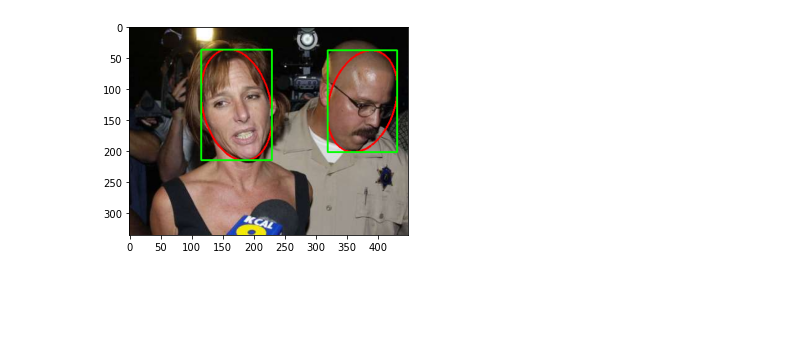
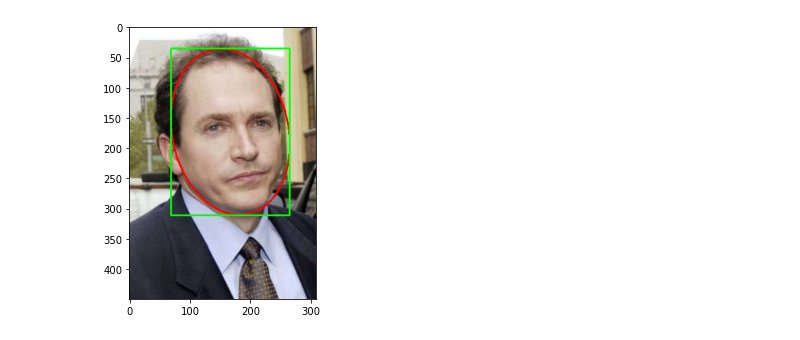
Before and after one commit to TeleMidia/faces360, a Jupyter notebook: ipynb/FDDB_reader.ipynb, the cells around one changed output. Saved outputs shown, nothing was run; the diff lists cells and outputs as text; code cells hidden in the pictures; blank space fills up the shorter version.

Commit message:
modularized fddb_reader

```diff
--- a/ipynb/FDDB_reader.ipynb
+++ b/ipynb/FDDB_reader.ipynb
@@ -63,18 +10,9 @@ file.close()
-# %%
-image = images[189]
-
-mat = cv2.imread('../data/originalPics/'+image['path']+'.jpg', cv2.IMREAD_COLOR)
-
-faces = image['faces']
-
-for face in faces:
-    start_point, end_point = face['bounding_box']
-
-    mat = cv2.ellipse(mat, face['center'], face['axes_length'], face['angle'], 0, 360,(0,0,255), 2)
-
-    mat = cv2.rectangle(mat, start_point, end_point, (0,255,0), 2)
-
-plt.imshow(cv2.cvtColor(mat, cv2.COLOR_BGR2RGB))
-plt.show()
-# %% [output]
-[figure, removed]
+# %%
+images = read_fold("../data/FDDB-folds/FDDB-fold-01-ellipseList.txt")
+# %%
+image = draw_image(images[210])
+
+plt.imshow(cv2.cvtColor(image, cv2.COLOR_BGR2RGB))
+plt.show()
+# %% [output]
+[figure, added]
```
Also changed, not shown: parts of 4 cells of this notebook, 2 other files.
